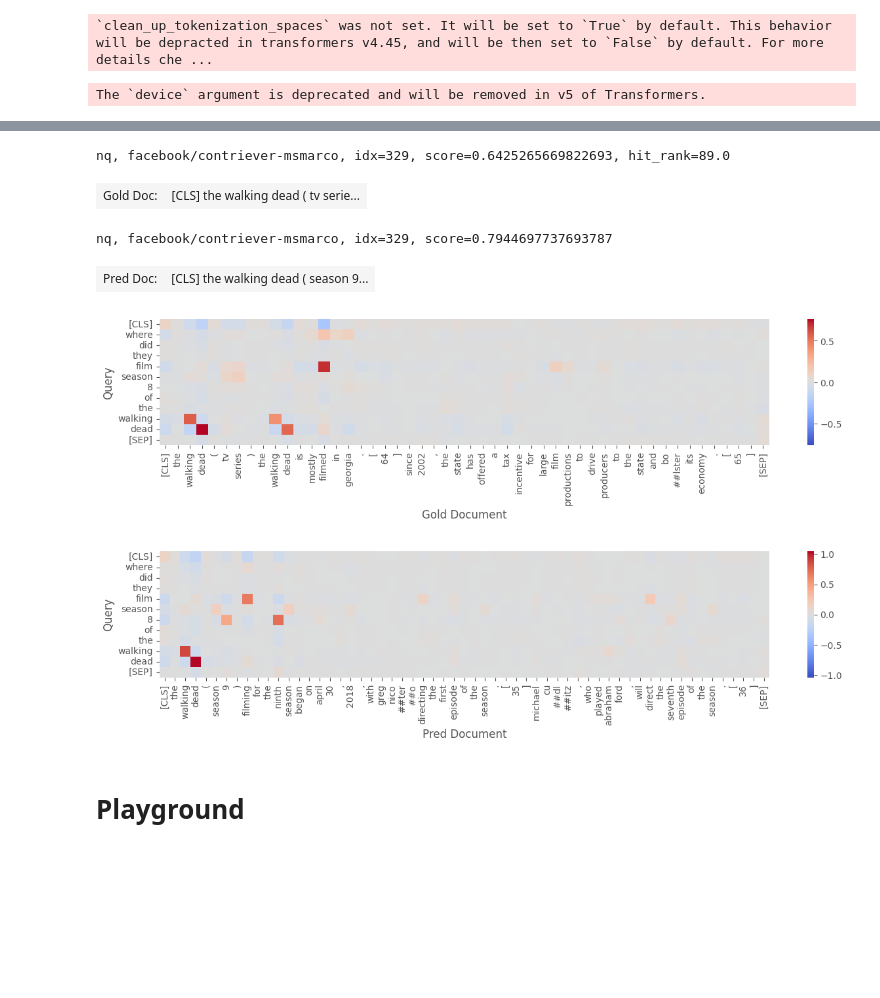
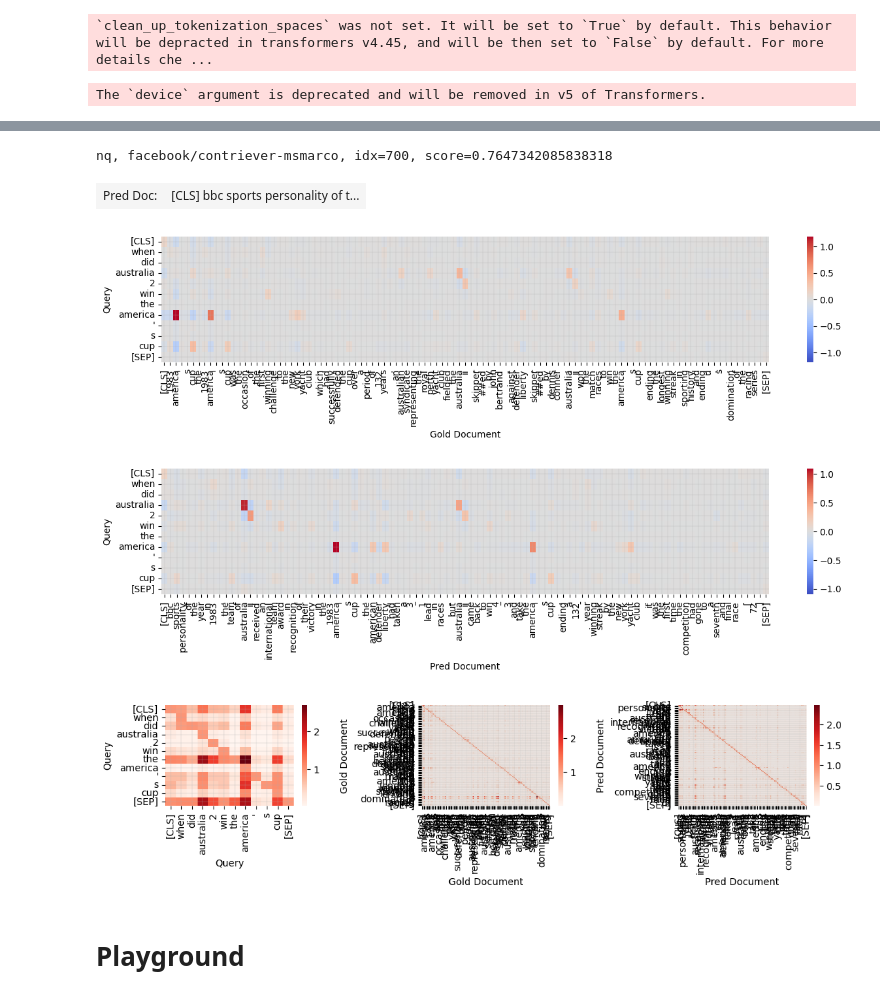
Before and after one commit to mohsenfayyaz/ColDeR, a Jupyter notebook: src/notebooks/BEIR_DecompX.ipynb, the cells around one changed output, grey strips where cells are left out. Cells and saved outputs as stored; diff of their text form; code cells hidden in the pictures; blank space fills up the shorter version.

Commit message:
Refine plots

```diff
--- a/src/notebooks/BEIR_DecompX.ipynb
+++ b/src/notebooks/BEIR_DecompX.ipynb
@@ -158,6 +158,7 @@ def load_model_tokenizer(model_name):
         model = BertModel.from_pretrained(model_name)
     else:
         raise Exception(f"Not implemented model: {model_name}")
+    model.to(DEVICE)
     return model, tokenizer
 
 model, tokenizer = load_model_tokenizer(MODEL)
@@ -179,10 +180,11 @@ def print_importance(importance, tokenized_text, discrete=False, prefix=""):
 
     html = "<pre style='line-height: 28px; display: flex; flex-flow: row wrap;'>"+prefix
     for i in range(len(tokenized_text)):
-        if importance[i] > 0:
-            rgba = matplotlib.cm.get_cmap('Reds')(importance[i] * .7)   # Wistia
-        else:
-            rgba = matplotlib.cm.get_cmap('Greens')(np.abs(importance[i]) + .5)   # Wistia
+        # if importance[i] > 0:
+        #     rgba = plt.get_cmap('Reds')(importance[i] * .7)   # Wistia
+        # else:
+        #     rgba = plt.get_cmap('Greens')(np.abs(importance[i]) + .5)   # Wistia
+        rgba = plt.get_cmap('coolwarm')((importance[i] + 1) / 2)
         text_color = "color: rgba(255, 255, 255, 1.0); " if np.abs(importance[i]) > 1 else "color: rgba(10, 10, 10, 1.0); "
         color = f"background-color: rgba({rgba[0]*255}, {rgba[1]*255}, {rgba[2]*255}, {rgba[3]}); " + text_color
         html += (f"<div style='"
@@ -236,7 +238,7 @@ def html_wrapper(htmls, desc="text", legend="?"):
     html += "</table>"
     return html
 # %%
-idx = 329
+idx = 700  # 329
 
 def run_decompx(text):
     inputs = tokenizer([text], padding=True, truncation=True, return_tensors='pt')
@@ -254,24 +256,29 @@ def run_decompx(text):
         ### last_hidden_states ~ [1, 70, 768] ~ [batch, seq_len, emb_dim]
         print(last_hidden_states.shape)  #
         mean_pooled = last_hidden_states[0].mean(dim=0)
-        decomposed_embedding = decompx_last_layer_outputs.aggregated[0][0].mean(dim=(0))
-        dot_scores = torch.einsum("ij,j->i", decomposed_embedding, mean_pooled)
-        ranking = torch.argsort(dot_scores, descending=True).cpu().numpy()
-    return dot_scores, decompx_last_layer_outputs, tokenizer.convert_ids_to_tokens(input_ids[0]), decomposed_embedding
+        decompx_last_layer_mean = decompx_last_layer_outputs.aggregated[0][0].mean(dim=(0))  # Mean over DecompX similar to the retriever [seq_len, emb_dim]
+        tokens_dot_scores = torch.einsum("ij,j->i", decompx_last_layer_mean, mean_pooled)  # [seq_len]
+        ranking = torch.argsort(tokens_dot_scores, descending=True).cpu().numpy()
+    return {
+        "tokens": tokenizer.convert_ids_to_tokens(input_ids[0]),  # [seq_len]
+        "tokens_dot_scores": tokens_dot_scores.cpu(),  # [seq_len]  (Dot score with mean)
+        "decompx_last_layer_outputs": decompx_last_layer_outputs,  # .aggregated ~ 1 * [1, 70, 70, 768] ~ layer * [batch, seq, seq, emb_dim]
+        "decompx_last_layer_mean": decompx_last_layer_mean.cpu(),  # [seq_len, emb_dim]
+    }
 
 ### RUN DECOMPX ON QUERY AND DOC
-query_dot_scores, _, query_tokens, query_decomposed = run_decompx(df.loc[idx]["query"])
-gold_doc_dot_scores, _, gold_doc_tokens, gold_doc_decomposed = run_decompx(df.loc[idx]["gold_doc"])
-pred_doc_dot_scores, _, pred_doc_tokens, pred_doc_decomposed = run_decompx(df.loc[idx]["pred_doc"])
+query = run_decompx(df.loc[idx]["query"])
+gold_doc = run_decompx(df.loc[idx]["gold_doc"])
+pred_doc = run_decompx(df.loc[idx]["pred_doc"])
 
 ### PLOT MEAN DOT IMPORTANCE
-htmls = [print_importance(query_dot_scores, query_tokens)]
+htmls = [print_importance(query["tokens_dot_scores"], query["tokens"])]
 final_html = html_wrapper(htmls, "Query", f"{DATASET}, {MODEL}, idx={idx}")
 display(HTML(final_html))
-htmls = [print_importance(gold_doc_dot_scores, gold_doc_tokens)]
+htmls = [print_importance(gold_doc["tokens_dot_scores"], gold_doc["tokens"])]
 final_html = html_wrapper(htmls, "Gold Doc", f"{DATASET}, {MODEL}, idx={idx}, score={df.loc[idx]['gold_doc_score']}, hit_rank={df.loc[idx]['hit_rank']}")
 display(HTML(final_html))
-htmls = [print_importance(pred_doc_dot_scores, pred_doc_tokens)]
+htmls = [print_importance(pred_doc["tokens_dot_scores"], pred_doc["tokens"])]
 final_html = html_wrapper(htmls, "Pred Doc", f"{DATASET}, {MODEL}, idx={idx}, score={df.loc[idx]['pred_doc_score']}")
 display(HTML(final_html))
 
@@ -279,18 +286,40 @@ display(HTML(final_html))
 from seaborn import heatmap
 import matplotlib.pyplot as plt
 
-def plot_qd_heatmap(query_tokens, query_decomposed, doc_tokens, doc_decomposed, xlabel="Doc"):
+def plot_qd_heatmap(query_tokens, query_decomposed, doc_tokens, doc_decomposed, xlabel="Doc", ylabel="Query"):
     with torch.no_grad():
         qd_scores = torch.einsum("id,jd->ij", query_decomposed, doc_decomposed).cpu().numpy()
     plt.figure(figsize=(15, 2.5))
-    heatmap(qd_scores, cmap='coolwarm', vmin=-np.max(np.abs(qd_scores)), vmax=np.max(np.abs(qd_scores)))
+    heatmap(qd_scores, cmap=plt.get_cmap('coolwarm'), vmin=-np.max(np.abs(qd_scores)), vmax=np.max(np.abs(qd_scores)))
     plt.xticks(np.arange(len(doc_tokens))+0.5, doc_tokens, rotation='vertical')
     plt.yticks(np.arange(len(query_tokens))+0.5, query_tokens, rotation='horizontal')
-    plt.grid("on", linewidth=0.2); plt.xlabel(xlabel); plt.ylabel("Query")
+    plt.grid("on", linewidth=0.2); plt.xlabel(xlabel); plt.ylabel(ylabel)
     plt.show()
 
-plot_qd_heatmap(query_tokens, query_decomposed, gold_doc_tokens, gold_doc_decomposed, "Gold Document")
-plot_qd_heatmap(query_tokens, query_decomposed, pred_doc_tokens, pred_doc_decomposed, "Pred Document")
+plot_qd_heatmap(query["tokens"], query["decompx_last_layer_mean"], gold_doc["tokens"], gold_doc["decompx_last_layer_mean"], "Gold Document")
+plot_qd_heatmap(query["tokens"], query["decompx_last_layer_mean"], pred_doc["tokens"], pred_doc["decompx_last_layer_mean"], "Pred Document")
+
+
+### PLOT SELF DECOMPX BLOCKS
+from seaborn import heatmap
+import matplotlib.pyplot as plt
+
+def plot_decompx_heatmap(tokens, decompx_last_layer_outputs, label="?"):
+    norm_heatmap = decompx_last_layer_outputs.aggregated[0][0].norm(dim=-1).cpu().numpy()
+    heatmap(norm_heatmap / np.diag(norm_heatmap).reshape((-1, 1)), cmap=plt.get_cmap('Reds'))
+    plt.xticks(np.arange(len(tokens))+0.5, tokens, rotation='vertical')
+    plt.yticks(np.arange(len(tokens))+0.5, tokens, rotation='horizontal')
+    plt.grid("on", linewidth=0.2); plt.xlabel(label); plt.ylabel(label)
+
+plt.figure(figsize=(11, 3))
+plt.subplot(1, 3, 1); plot_decompx_heatmap(query["tokens"], query["decompx_last_layer_outputs"], "Query")
+plt.subplot(1, 3, 2); plot_decompx_heatmap(gold_doc["tokens"], gold_doc["decompx_last_layer_outputs"], "Gold Document")
+plt.subplot(1, 3, 3); plot_decompx_heatmap(pred_doc["tokens"], pred_doc["decompx_last_layer_outputs"], "Pred Document")
+plt.tight_layout()
+
+# plot_qd_heatmap(query["tokens"], query["decompx_last_layer_mean"], query["tokens"], query["decompx_last_layer_mean"], "Query", "Query")
+# plot_qd_heatmap(gold_doc_tokens, gold_doc_decomposed, gold_doc_tokens, gold_doc_decomposed, "Gold Document", "Gold Document")
+# plot_qd_heatmap(pred_doc_tokens, pred_doc_decomposed, pred_doc_tokens, pred_doc_decomposed, "Pred Document", "Pred Document")
 # %% [output]
 The `device` argument is deprecated and will be removed in v5 of Transformers.
 torch.Size([1, 12, 768])
@@ -305,9 +332,8 @@ nq, facebook/contriever-msmarco, idx=329
-nq, facebook/contriever-msmarco, idx=329, score=0.6425265669822693, hit_rank=89.0
+nq, facebook/contriever-msmarco, idx=700, score=0.7647342085838318
-| Gold Doc: | [CLS] the walking dead ( tv serie... |
-nq, facebook/contriever-msmarco, idx=329, score=0.7944697737693787
-| Pred Doc: | [CLS] the walking dead ( season 9... |
+| Pred Doc: | [CLS] bbc sports personality of t... |
-[figure, old version]
+[figure, new version]
-[figure, old version]
+[figure, new version]
+[figure, added]
 # %% [markdown]
 # Playground
 # %%
```
Also changed, not shown: parts of 4 cells of this notebook.
